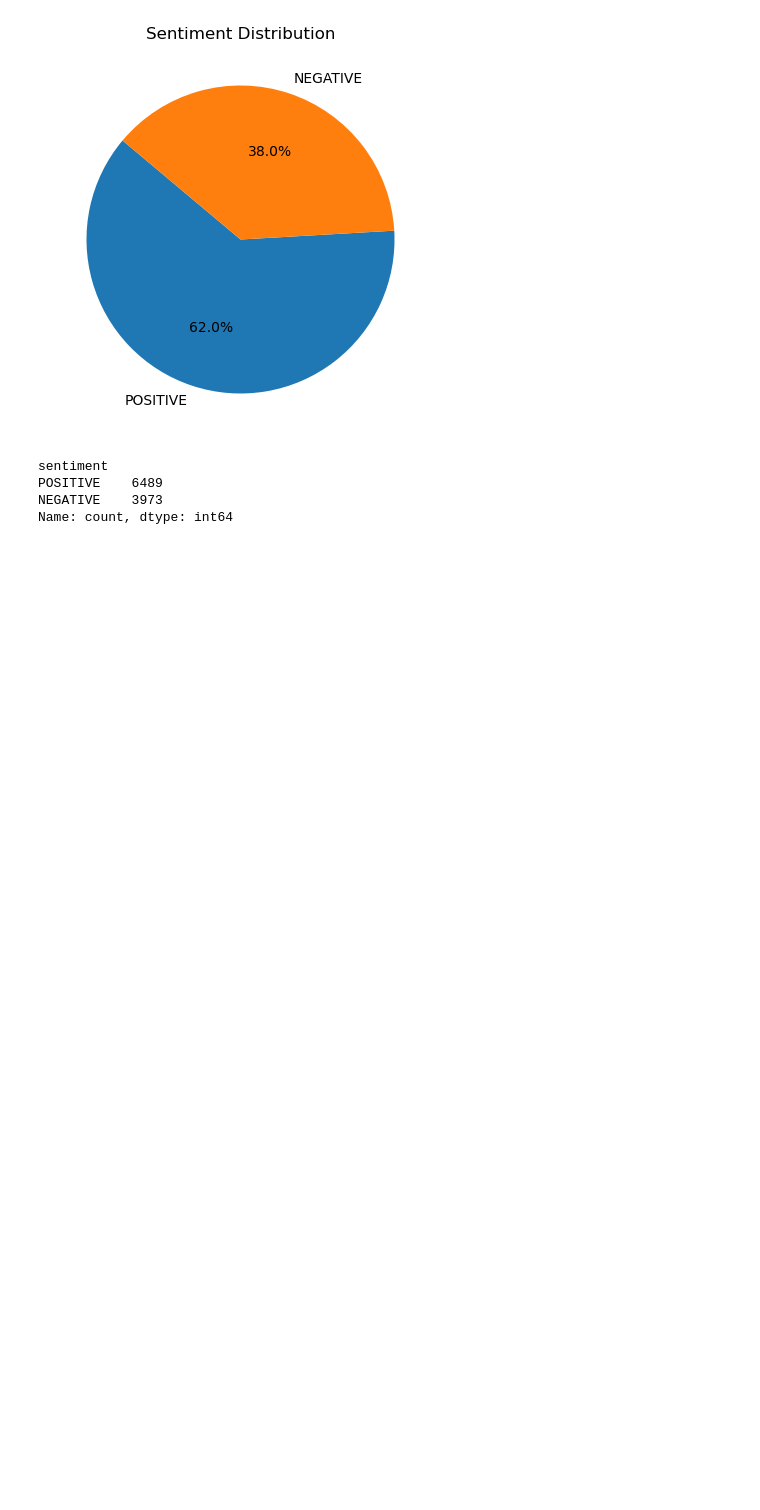
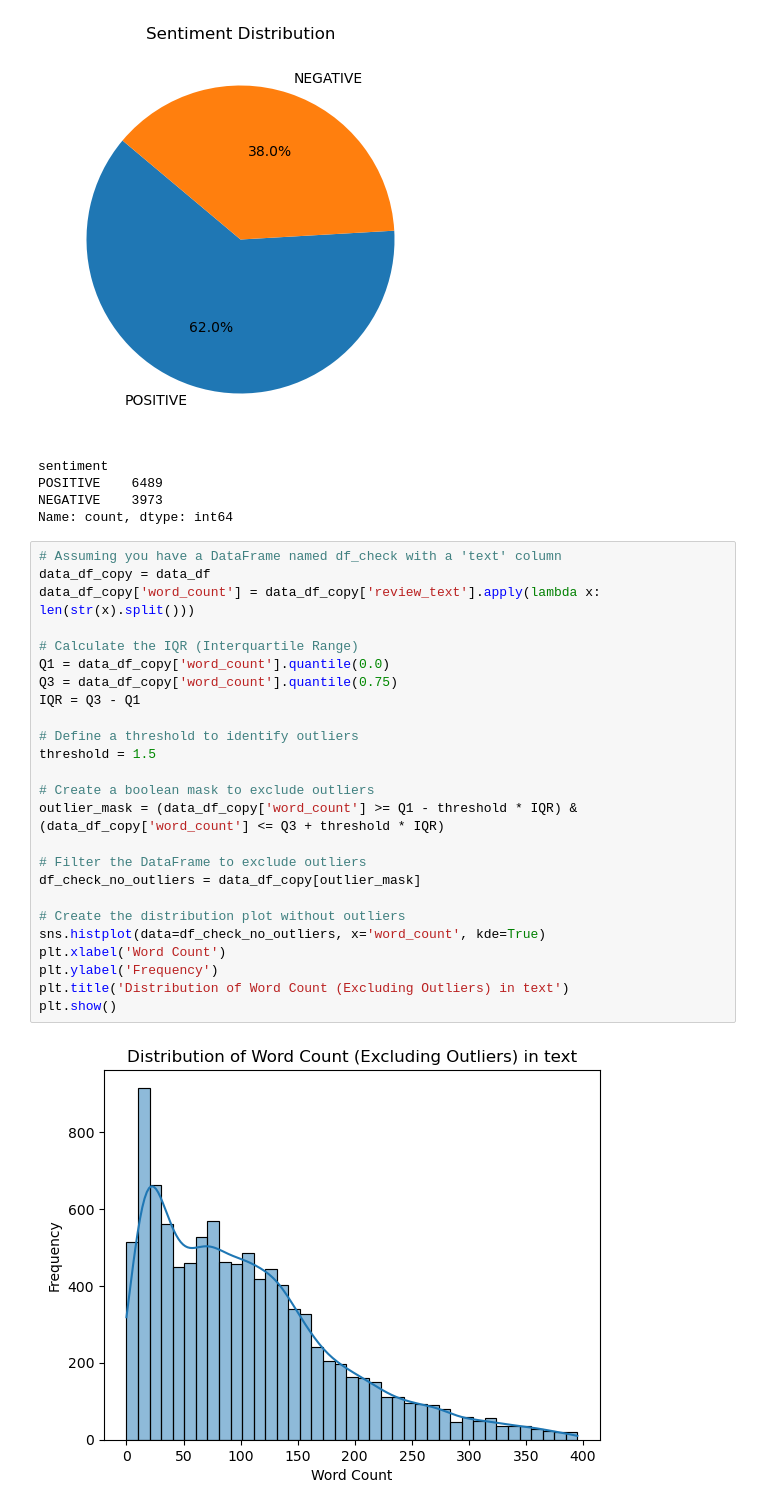
Before and after one commit to c004-ntu/KM6312_MovieRecommender, a Jupyter notebook: movie_sentiment/EDA_for_Sentiment.ipynb, the cells around one changed output. Saved outputs shown, nothing was run; the diff lists cells and outputs as text; blank space fills up the shorter version.

```diff
--- a/movie_sentiment/EDA_for_Sentiment.ipynb
+++ b/movie_sentiment/EDA_for_Sentiment.ipynb
@@ -120,6 +120,33 @@ sentiment
 POSITIVE    6489
 NEGATIVE    3973
 Name: count, dtype: int64
+# %%
+# Assuming you have a DataFrame named df_check with a 'text' column
+data_df_copy = data_df
+data_df_copy['word_count'] = data_df_copy['review_text'].apply(lambda x: len(str(x).split()))
+
+# Calculate the IQR (Interquartile Range)
+Q1 = data_df_copy['word_count'].quantile(0.0)
+Q3 = data_df_copy['word_count'].quantile(0.75)
+IQR = Q3 - Q1
+
+# Define a threshold to identify outliers
+threshold = 1.5
+
+# Create a boolean mask to exclude outliers
+outlier_mask = (data_df_copy['word_count'] >= Q1 - threshold * IQR) & (data_df_copy['word_count'] <= Q3 + threshold * IQR)
+
+# Filter the DataFrame to exclude outliers
+df_check_no_outliers = data_df_copy[outlier_mask]
+
+# Create the distribution plot without outliers
+sns.histplot(data=df_check_no_outliers, x='word_count', kde=True)
+plt.xlabel('Word Count')
+plt.ylabel('Frequency')
+plt.title('Distribution of Word Count (Excluding Outliers) in text')
+plt.show()
+# %% [output]
+[figure, added]
 # %%
 # Frequenty used words in Positive and Negative reviews
 from nltk.corpus import stopwords
```
Also changed, not shown: parts of 2 cells of this notebook, 3 other files.
